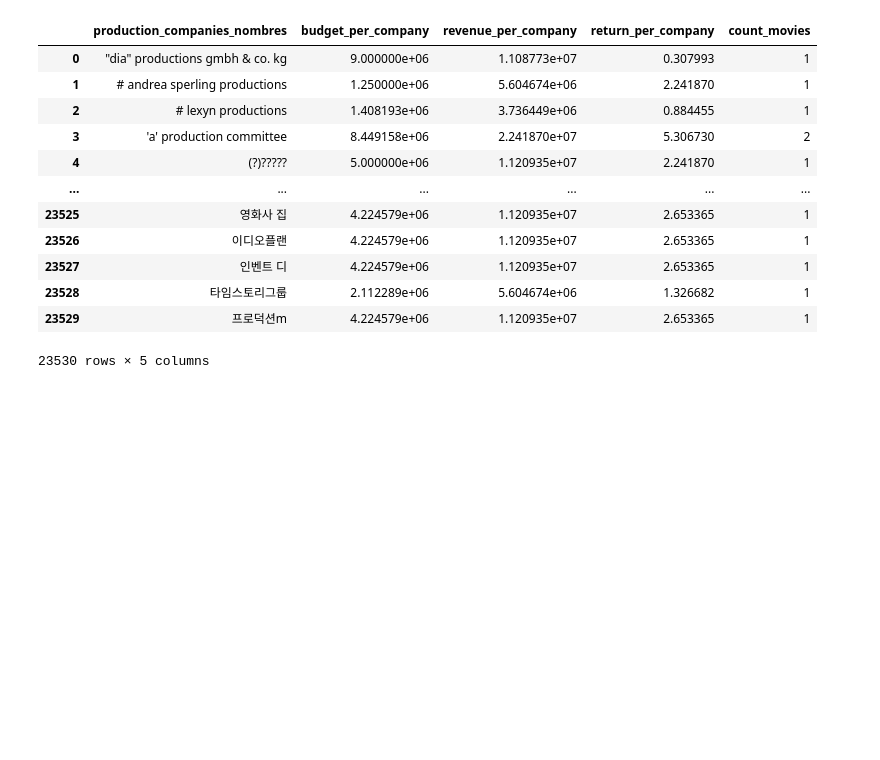
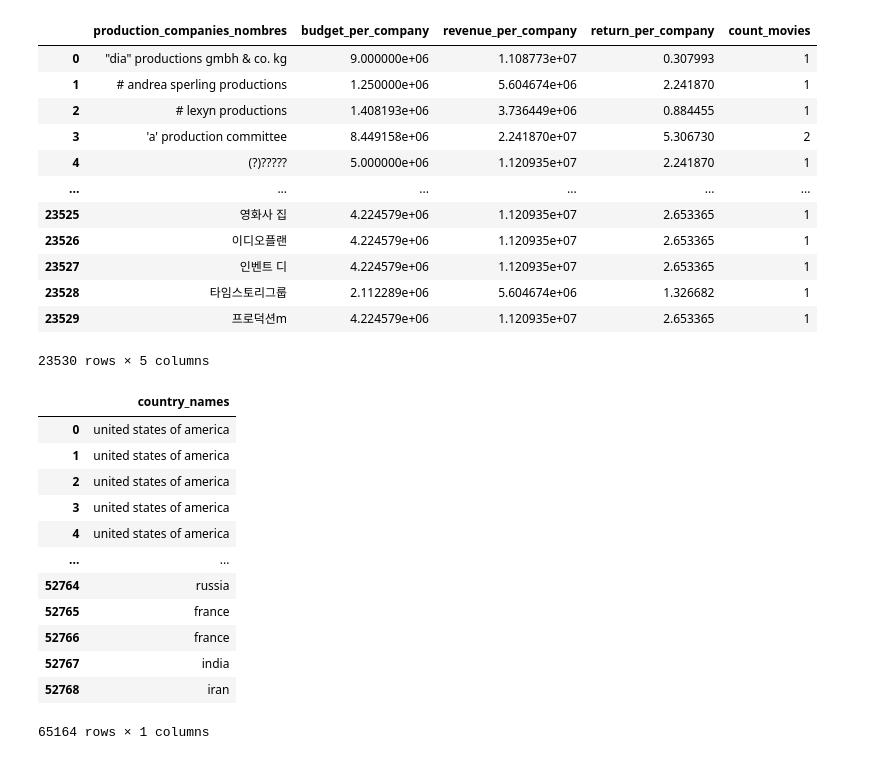
Before and after one commit to Lucaramallo/PI1_MLOps_Sistema_de_Recomendacion_Movies_ML, a Jupyter notebook: Change_pickles_to_csv/change_pickles_to_csv.ipynb, the cells around one changed output. Drawn from its saved outputs; the diff is of its cells as text; code cells hidden in the pictures; blank space fills up the shorter version.

```diff
--- a/Change_pickles_to_csv/change_pickles_to_csv.ipynb
+++ b/Change_pickles_to_csv/change_pickles_to_csv.ipynb
@@ -53,3 +55,19 @@ df_f5_production_companies_return
 | 23528 | 타임스토리그룹 | 2.112289e+06 | 5.604674e+06 | 1.326682 | 1 |
 | 23529 | 프로덕션m | 4.224579e+06 | 1.120935e+07 | 2.653365 | 1 |
 23530 rows × 5 columns
+# %%
+df_f4_production_countrys
+# %% [output]
+|  | country_names |
+| 0 | united states of america |
+| 1 | united states of america |
+| 2 | united states of america |
+| 3 | united states of america |
+| 4 | united states of america |
+| ... | ... |
+| 52764 | russia |
+| 52765 | france |
+| 52766 | france |
+| 52767 | india |
+| 52768 | iran |
+65164 rows × 1 columns
```
Also changed, not shown: parts of 1 cell of this notebook, 5 other files.
